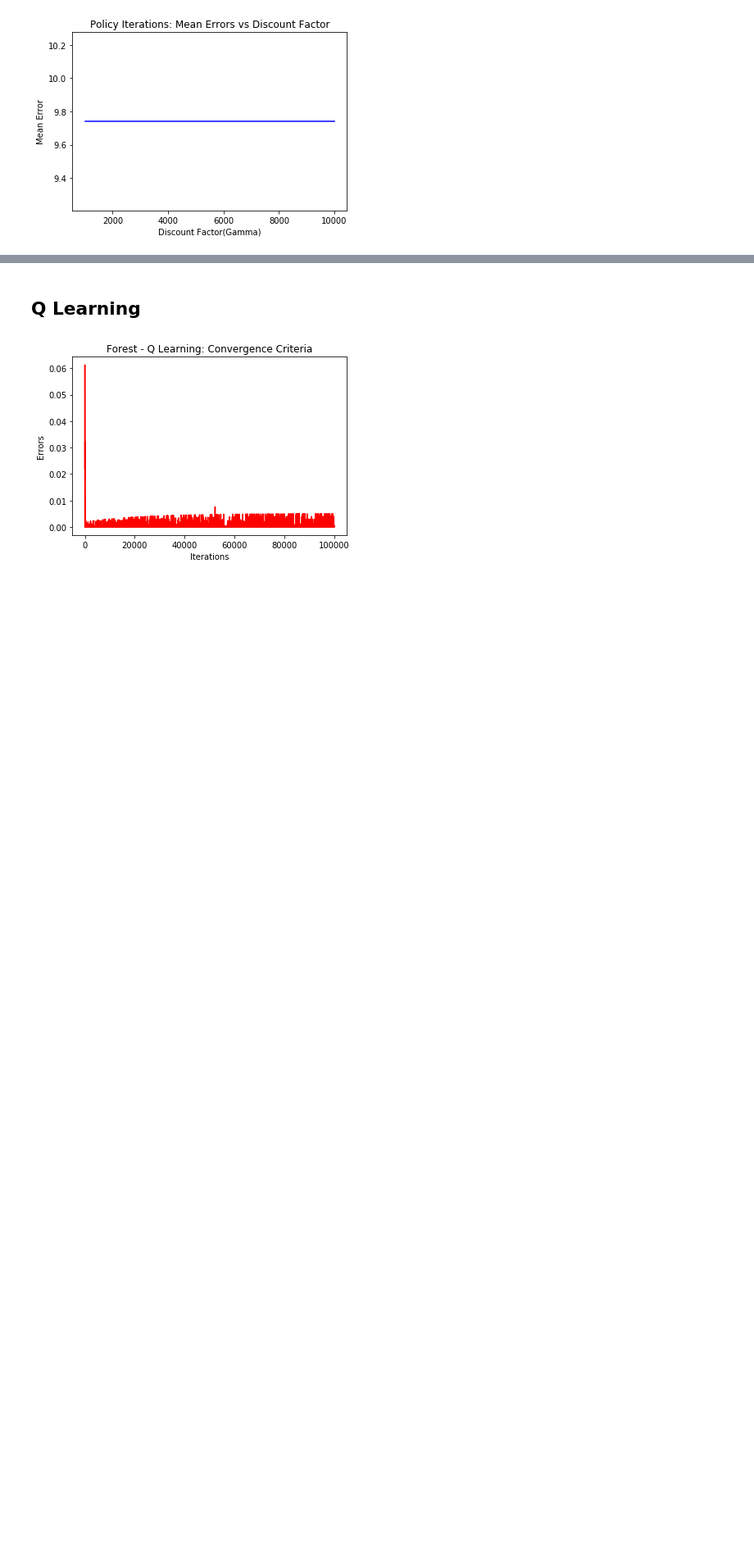
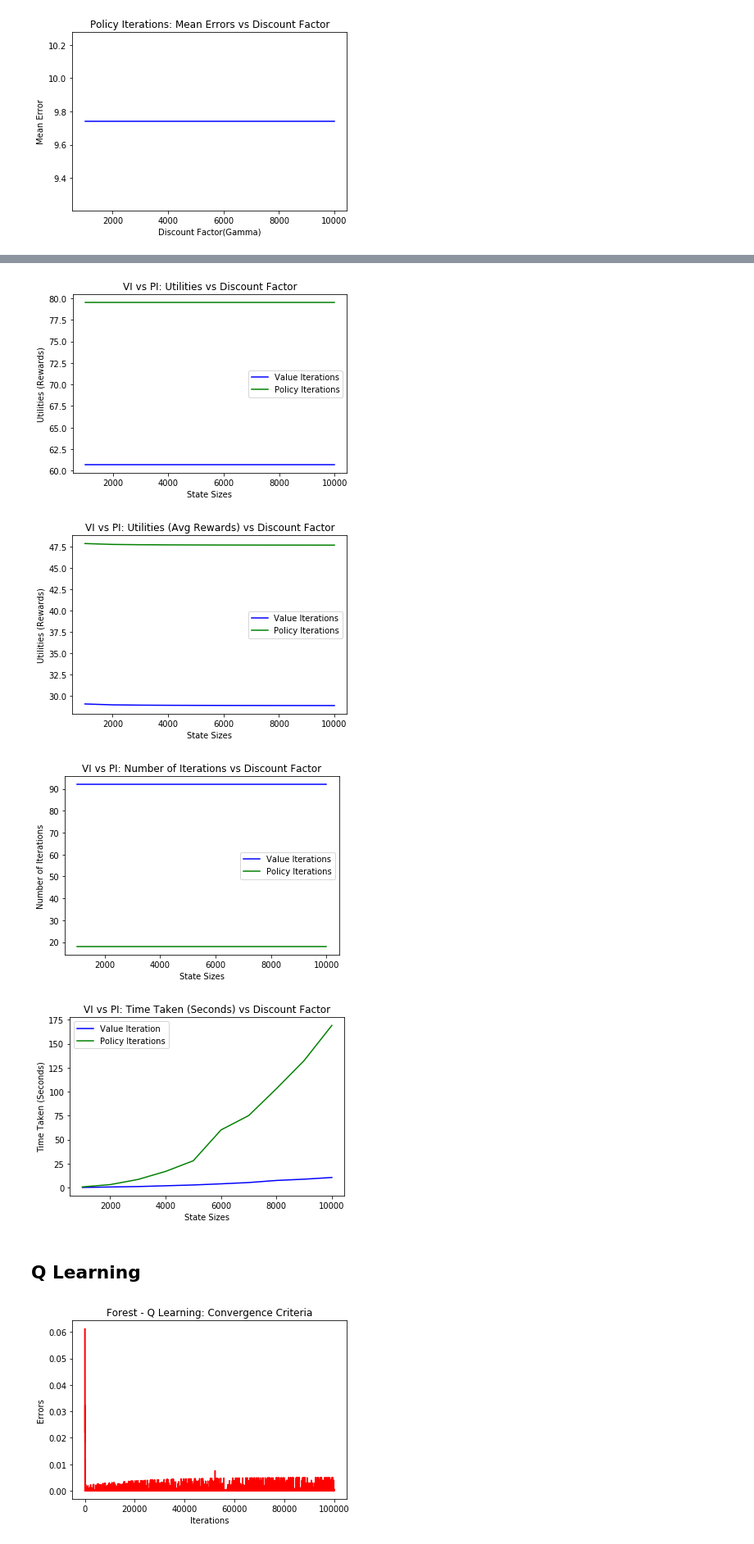
Before and after one commit to wariskul/machine_learning_cs7641_hw_submission, a Jupyter notebook: HW4_Scripts/HW4 - Forest.ipynb, the cells around one changed output, grey strips where cells are left out. Shown at 82% size. Saved outputs shown, nothing was run; the diff lists cells and outputs as text; code cells hidden in the pictures; blank space fills up the shorter version.

```diff
--- a/HW4_Scripts/HW4 - Forest.ipynb
+++ b/HW4_Scripts/HW4 - Forest.ipynb
@@ -493,3 +495,46 @@ plt.show(fig)
+# %%
+algo = 'VI vs PI:'
+fig, ax = plt.subplots()
+ax.plot(list(size_to_loop) , [i[0] for i in vi_size_rewards_list], "b-", label='Value Iterations')
+ax.plot(list(size_to_loop) , [i[0] for i in pi_size_rewards_list], "g-", label='Policy Iterations')
+
+ax.set_xlabel('State Sizes')
+ax.set_ylabel('Utilities (Rewards)')
+ax.set_title(f'{algo} Utilities vs Discount Factor')
+ax.legend()
+plt.show(fig)
+
+fig, ax = plt.subplots()
+ax.plot(list(size_to_loop) , [i[1] for i in vi_size_rewards_list], "b-", label='Value Iterations')
+ax.plot(list(size_to_loop) , [i[1] for i in pi_size_rewards_list], "g-", label='Policy Iterations')
+ax.set_xlabel('State Sizes')
+ax.set_ylabel('Utilities (Rewards)')
+ax.set_title(f'{algo} Utilities (Avg Rewards) vs Discount Factor')
+ax.legend()
+plt.show(fig)
+
+fig, ax = plt.subplots()
+ax.plot(list(size_to_loop) , vi_size_num_iterations, "b-", label='Value Iterations')
+ax.plot(list(size_to_loop) , pi_size_num_iterations, "g-", label='Policy Iterations')
+ax.set_xlabel('State Sizes')
+ax.set_ylabel('Number of Iterations')
+ax.set_title(f'{algo} Number of Iterations vs Discount Factor')
+ax.legend()
+plt.show(fig)
+
+fig, ax = plt.subplots()
+ax.plot(list(size_to_loop) , vi_size_time_taken_list, "b-", label='Value Iteration')
+ax.plot(list(size_to_loop) , pi_size_time_taken_list, "g-", label='Policy Iterations')
+ax.set_xlabel('State Sizes')
+ax.set_ylabel('Time Taken (Seconds)')
+ax.set_title(f'{algo} Time Taken (Seconds) vs Discount Factor')
+ax.legend()
+plt.show(fig)
+# %% [output]
+[figure, added]
+[figure, added]
+[figure, added]
+[figure, added]
 # %% [markdown]
 ## Q Learning
 # %%
```
Also changed, not shown: parts of 3 cells of this notebook, 1 other file.
